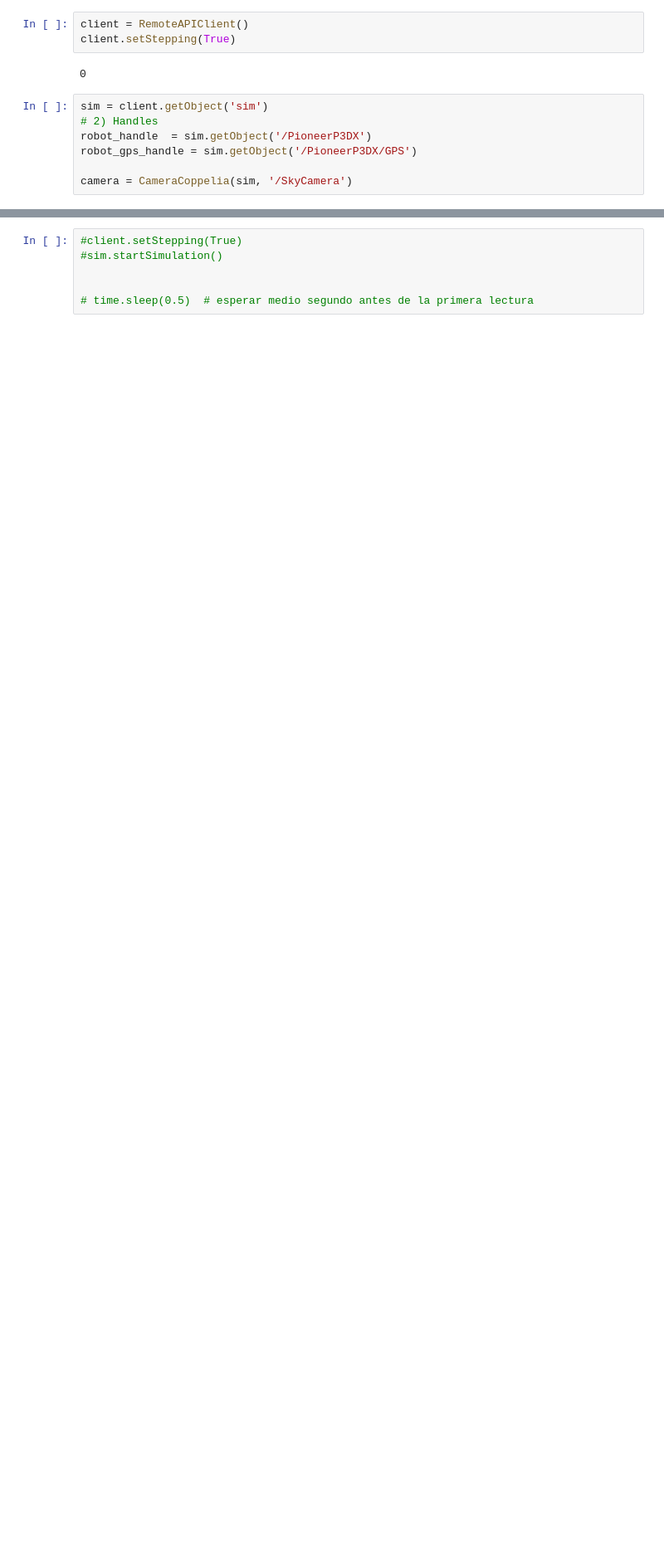
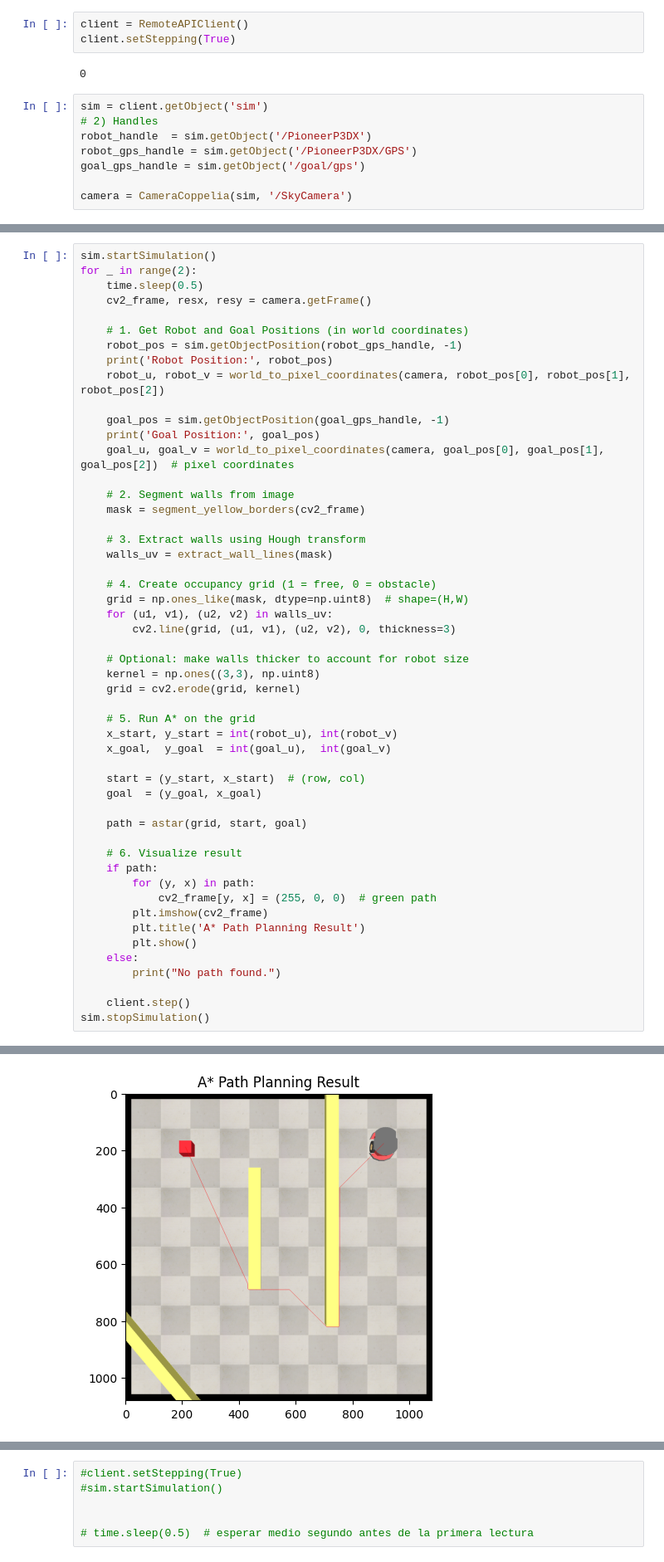
Before and after one commit to NicolasAraya932/MotionPlanning, a Jupyter notebook: motion.ipynb, the cells around one changed output, grey strips where cells are left out. Shown at 83% size. Saved outputs shown, nothing was run; the diff lists cells and outputs as text; blank space fills up the shorter version.

Commit message:
Path Planning, Motion Planning

```diff
--- a/motion.ipynb
+++ b/motion.ipynb
@@ -15,6 +15,7 @@ sim = client.getObject('sim')
 # 2) Handles
 robot_handle  = sim.getObject('/PioneerP3DX')
 robot_gps_handle = sim.getObject('/PioneerP3DX/GPS')
+goal_gps_handle = sim.getObject('/goal/gps')
 
 camera = CameraCoppelia(sim, '/SkyCamera')
 # %%
@@ -80,0 +329,52 @@ Estimated Robot Position [-1.90003401 -1.70072775  0.13870077]
+# %%
+sim.startSimulation()
+for _ in range(2):
+    time.sleep(0.5)
+    cv2_frame, resx, resy = camera.getFrame()
+
+    # 1. Get Robot and Goal Positions (in world coordinates)
+    robot_pos = sim.getObjectPosition(robot_gps_handle, -1)
+    print('Robot Position:', robot_pos)
+    robot_u, robot_v = world_to_pixel_coordinates(camera, robot_pos[0], robot_pos[1], robot_pos[2])
+
+    goal_pos = sim.getObjectPosition(goal_gps_handle, -1)
+    print('Goal Position:', goal_pos)
+    goal_u, goal_v = world_to_pixel_coordinates(camera, goal_pos[0], goal_pos[1], goal_pos[2])  # pixel coordinates
+
+    # 2. Segment walls from image
+    mask = segment_yellow_borders(cv2_frame)
+
+    # 3. Extract walls using Hough transform
+    walls_uv = extract_wall_lines(mask)
+
+    # 4. Create occupancy grid (1 = free, 0 = obstacle)
+    grid = np.ones_like(mask, dtype=np.uint8)  # shape=(H,W)
+    for (u1, v1), (u2, v2) in walls_uv:
+        cv2.line(grid, (u1, v1), (u2, v2), 0, thickness=3)
+
+    # Optional: make walls thicker to account for robot size
+    kernel = np.ones((3,3), np.uint8)
+    grid = cv2.erode(grid, kernel)
+
+    # 5. Run A* on the grid
+    x_start, y_start = int(robot_u), int(robot_v)
+    x_goal,  y_goal  = int(goal_u),  int(goal_v)
+
+    start = (y_start, x_start)  # (row, col)
+    goal  = (y_goal, x_goal)
+
+    path = astar(grid, start, goal)
+
+    # 6. Visualize result
+    if path:
+        for (y, x) in path:
+            cv2_frame[y, x] = (255, 0, 0)  # green path
+        plt.imshow(cv2_frame)
+        plt.title('A* Path Planning Result')
+        plt.show()
+    else:
+        print("No path found.")
+
+    client.step()
+sim.stopSimulation()
+# %% [output]
@@ -80,0 +383 @@ Estimated Robot Position [-1.90003401 -1.70072775  0.13870077]
+[figure, added]
```
Also changed, not shown: parts of 17 cells of this notebook, 2 other files.
